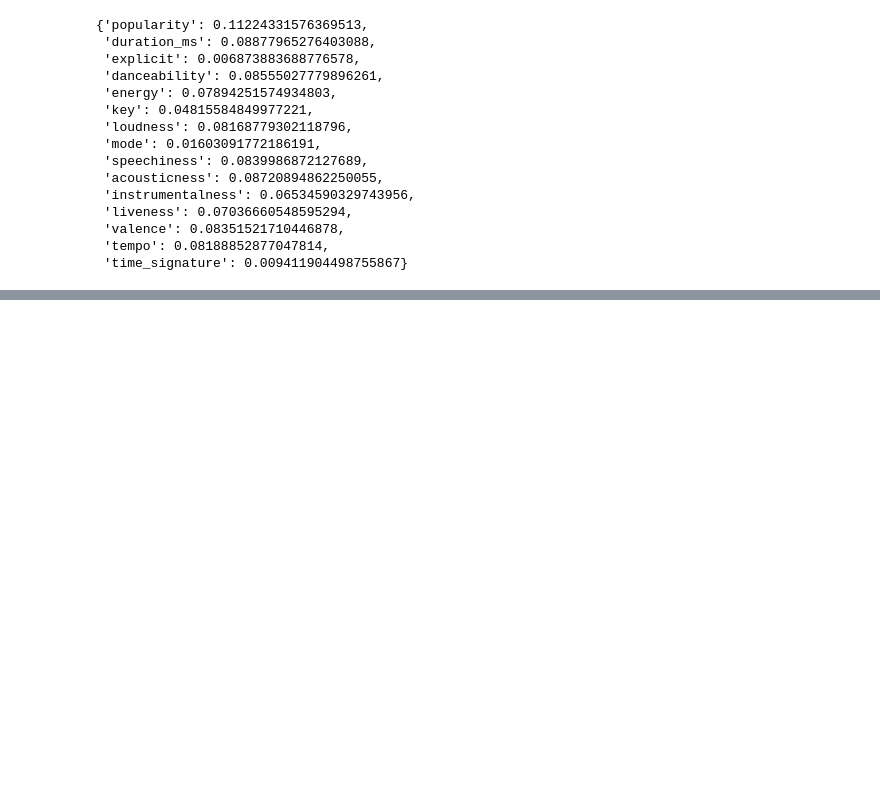
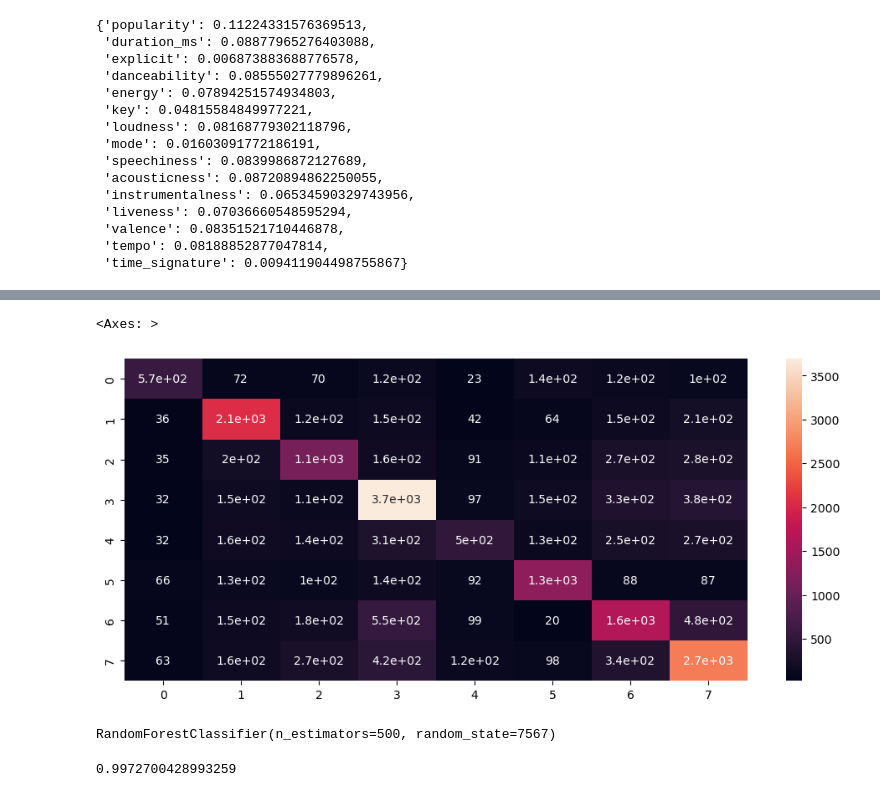
Before and after one commit to cjsyndergaard/project_486, a Jupyter notebook: project.ipynb, the cells around one changed output, grey strips where cells are left out. Cells and saved outputs as stored; diff of their text form; code cells hidden in the pictures; blank space fills up the shorter version.

```diff
--- a/project.ipynb
+++ b/project.ipynb
@@ -151,0 +152,9 @@ pd.DataFrame(c)
+# %%
+super_genres = {'entertainment':entertainment,
+                'electronic':electronic,
+                'rock':rock,
+                'pop':pop,
+                'folk':folk,
+                'latin':latin,
+                'foreign':foreign,
+                'easy_listening':easy_listening}
@@ -151,0 +196,10 @@ pd.DataFrame(c)
+# %%
+def map_to_supergenre(genre_list, super_genre):
+    for i in range(0, genre_list.size):
+        for sg, glist in super_genre.items():
+            if genre_list.iloc[i] in glist:
+                genre_list.iloc[i] = sg
+    return genre_list
+
+ytrain_sup = map_to_supergenre(ytrain, super_genres)
+ytest_sup = map_to_supergenre(ytest, super_genres)
@@ -151,0 +272,18 @@ pd.DataFrame(c)
+# %%
+plt.figure(figsize=(12, 5))
+sns.heatmap(c2, annot=True)
+# %% [output]
+<Axes: >
+[figure, added]
+# %%
+genre_rf3 = RandomForestClassifier(n_estimators=500, random_state=7567)
+
+genre_rf3.fit(xtrain, ytrain_clust)
+# %% [output]
+RandomForestClassifier(n_estimators=500, random_state=7567)
+# %%
+yhat3 = genre_rf3.predict(xtest)
+c3 =  confusion_matrix(ytest_clust, yhat3)
+print(accuracy_score(ytest_clust, yhat3))
+# %% [output]
+0.9972700428993259
```
Also changed, not shown: parts of 48 cells of this notebook, 28 other files.
